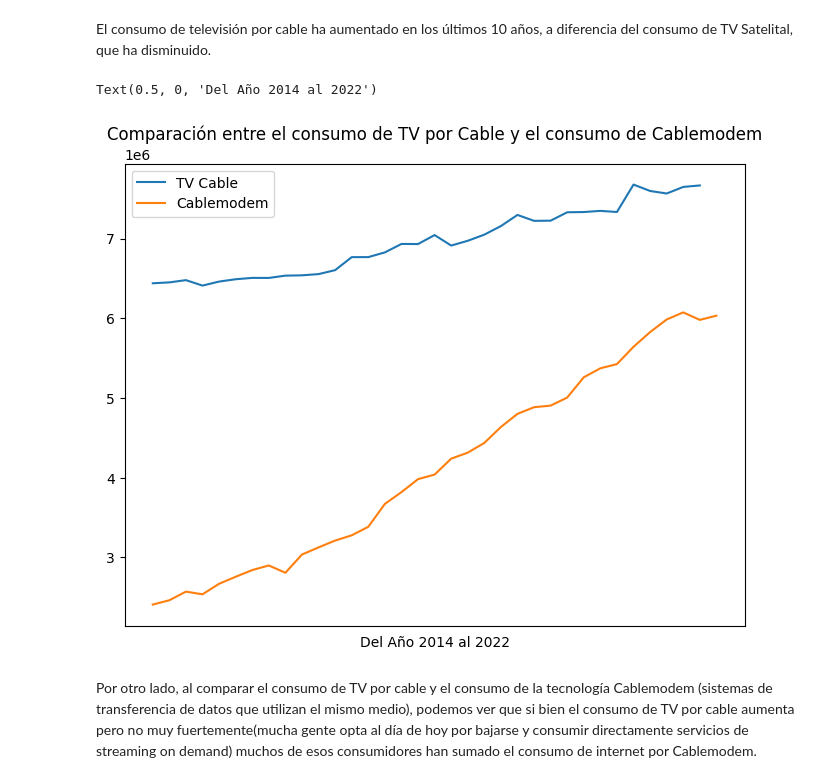
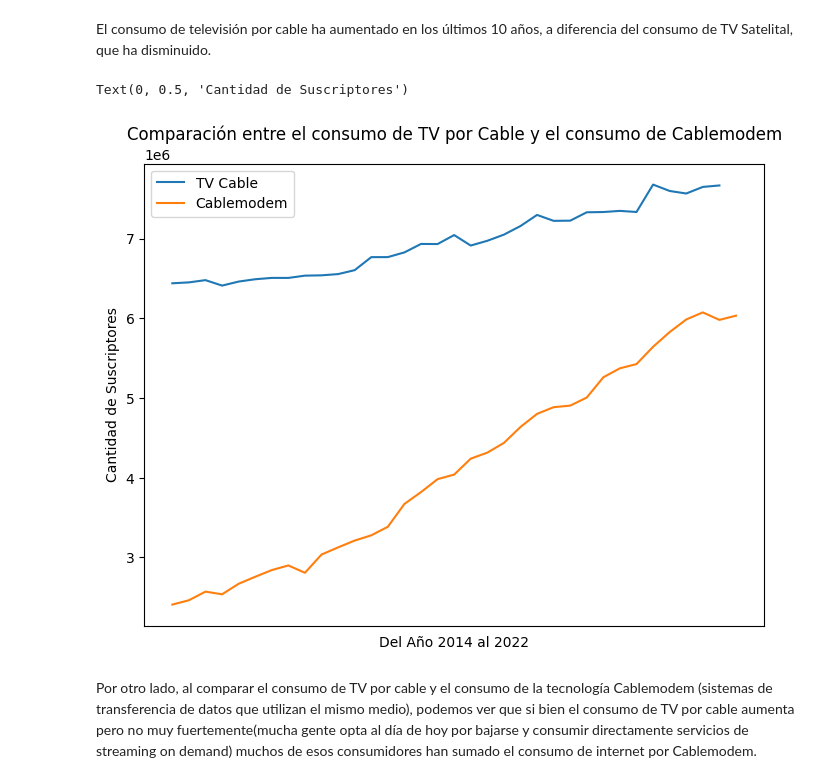
Before and after one commit to bigtimingme/DataAnalysis_DS09, a Jupyter notebook: EDA.ipynb, the cells around one changed output. Saved outputs shown, nothing was run; the diff lists cells and outputs as text; code cells hidden in the pictures.

```diff
--- a/EDA.ipynb
+++ b/EDA.ipynb
@@ -248,15 +254,16 @@ El consumo de televisión por cable ha aumentado en los últimos 10 años, a dif
 # %%
 # Visualizamos la evolución del consumo de TV por Suscripción y el consumo de Cablemodem a nivel nacional.
 plt.figure(figsize=(8,6))
 plt.plot(television_paga_rev['Accesos TV por suscripción'],label='TV Cable')
 plt.plot(tecnologia_rev['Cablemodem'],label='Cablemodem')
 plt.legend()
 plt.xticks([])
 plt.title('Comparación entre el consumo de TV por Cable y el consumo de Cablemodem')
 plt.xlabel('Del Año 2014 al 2022')
+plt.ylabel('Cantidad de Suscriptores')
 # %% [output]
-Text(0.5, 0, 'Del Año 2014 al 2022')
+Text(0, 0.5, 'Cantidad de Suscriptores')
-[figure, old version]
+[figure, new version]
 # %% [markdown]
 Por otro lado, al comparar el consumo de TV por cable y el consumo de la tecnología Cablemodem (sistemas de transferencia de datos que utilizan el mismo medio), podemos ver que si bien el consumo de TV por cable aumenta pero no muy fuertemente(mucha gente opta al día de hoy por bajarse y consumir directamente servicios de streaming on demand) muchos de esos consumidores han sumado el consumo de internet por Cablemodem.
 # %%
```
Also changed, not shown: parts of 6 cells of this notebook, 3 other files.
